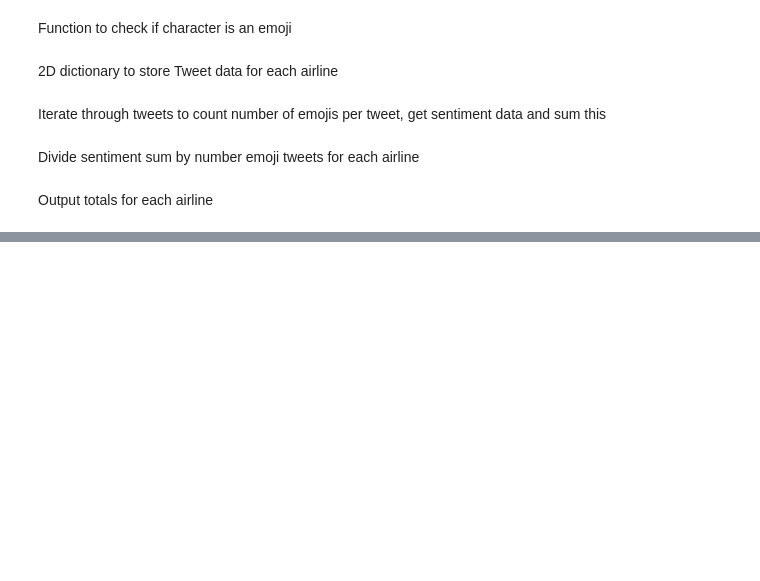
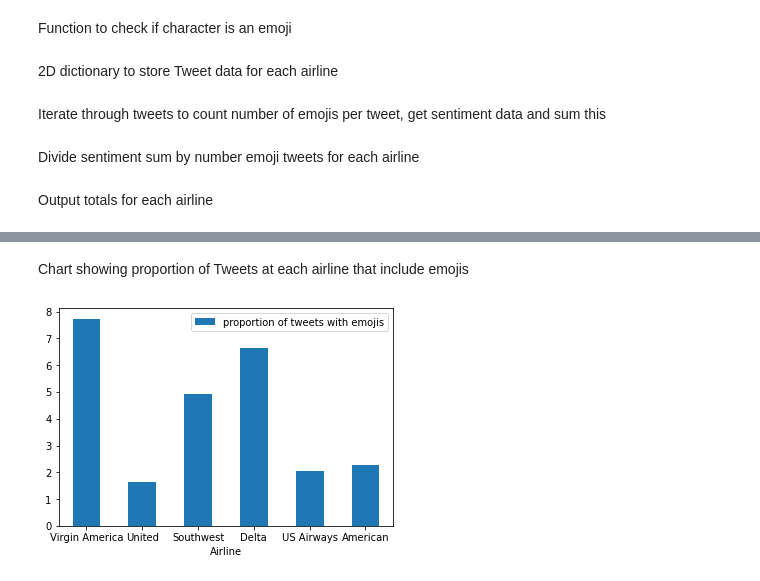
Before and after one commit to mulac/TDA-SentimentAnalysis, a Jupyter notebook: emoji_analysis.ipynb, the cells around one changed output, grey strips where cells are left out. Cells and saved outputs as stored; diff of their text form; code cells hidden in the pictures; blank space fills up the shorter version.

Commit message:
Made a few graphs

```diff
--- a/emoji_analysis.ipynb
+++ b/emoji_analysis.ipynb
@@ -100,6 +86,7 @@ for tweet in tweets:
 # %%
 for airline in airlines:
     airlines[airline]['sentiment_sum'] = airlines[airline]['sentiment_sum'] / airlines[airline]['number_emoji_tweets']
+    airlines[airline]['emoji_proportion'] = 100 * airlines[airline]['number_emoji_tweets'] / airlines[airline]['number_tweets']
 # %% [markdown]
 <p>Output totals for each airline</p>
 # %%
@@ -128,0 +118,13 @@ American
+# %%
+num_tweets = []
+num_em_tweets = []
+sentiments = []
+proportion = []
+for airline in airlines:
+    num_tweets.append(airlines[airline]['number_tweets'])
+    num_em_tweets.append(airlines[airline]['number_emoji_tweets'])
+    sentiments.append(airlines[airline]['sentiment_sum'])
+    proportion.append(airlines[airline]['emoji_proportion'])
+trimmed = {'Airline' : list(airlines.keys()), 'number of tweets to airline':num_tweets,'number of tweets with emojis':num_em_tweets, 'airline sentiment':sentiments, 'proportion of tweets with emojis':proportion}
+df = pandas.DataFrame(data=trimmed)
+df
@@ -128,0 +139,7 @@ American
+# %% [markdown]
+<p>Chart showing proportion of Tweets at each airline that include emojis</p>
+# %%
+df.sort_values(by=['proportion of tweets with emojis'])
+proportion_ax = df.plot.bar(x='Airline', y='proportion of tweets with emojis', rot=0)
+# %% [output]
+[figure, added]
```
Also changed, not shown: parts of 6 cells of this notebook.
